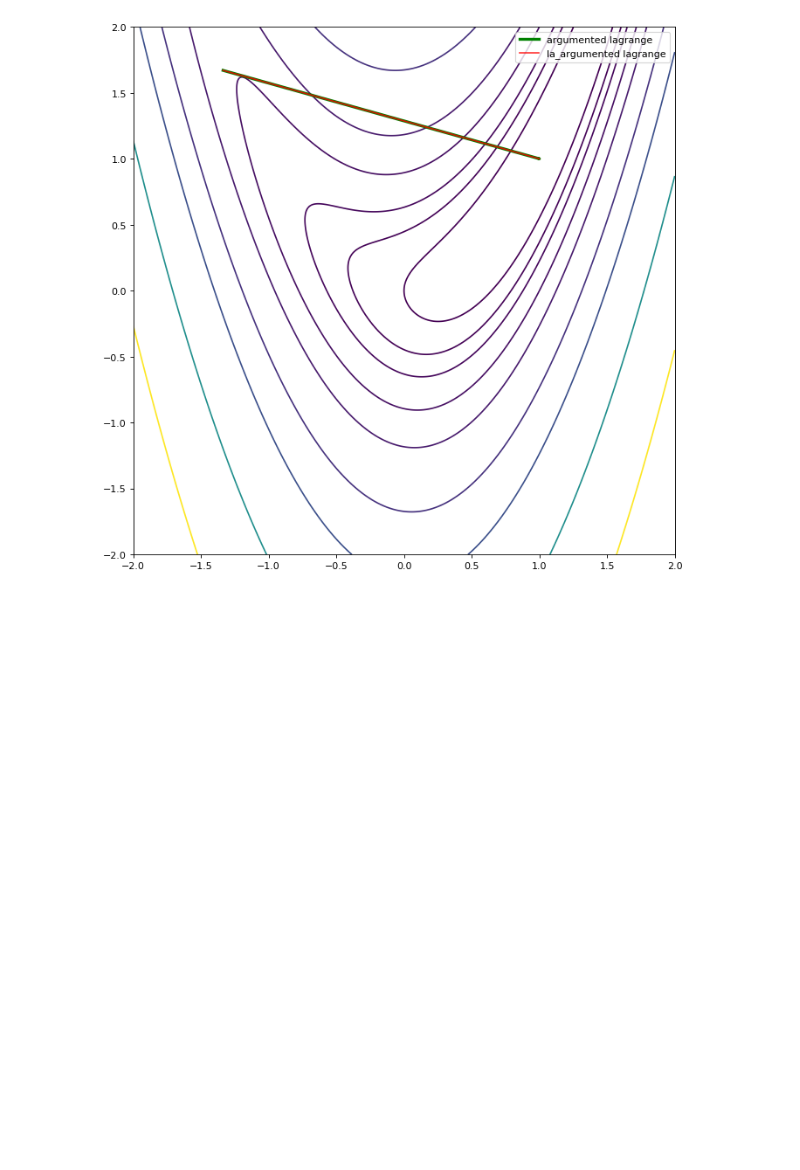
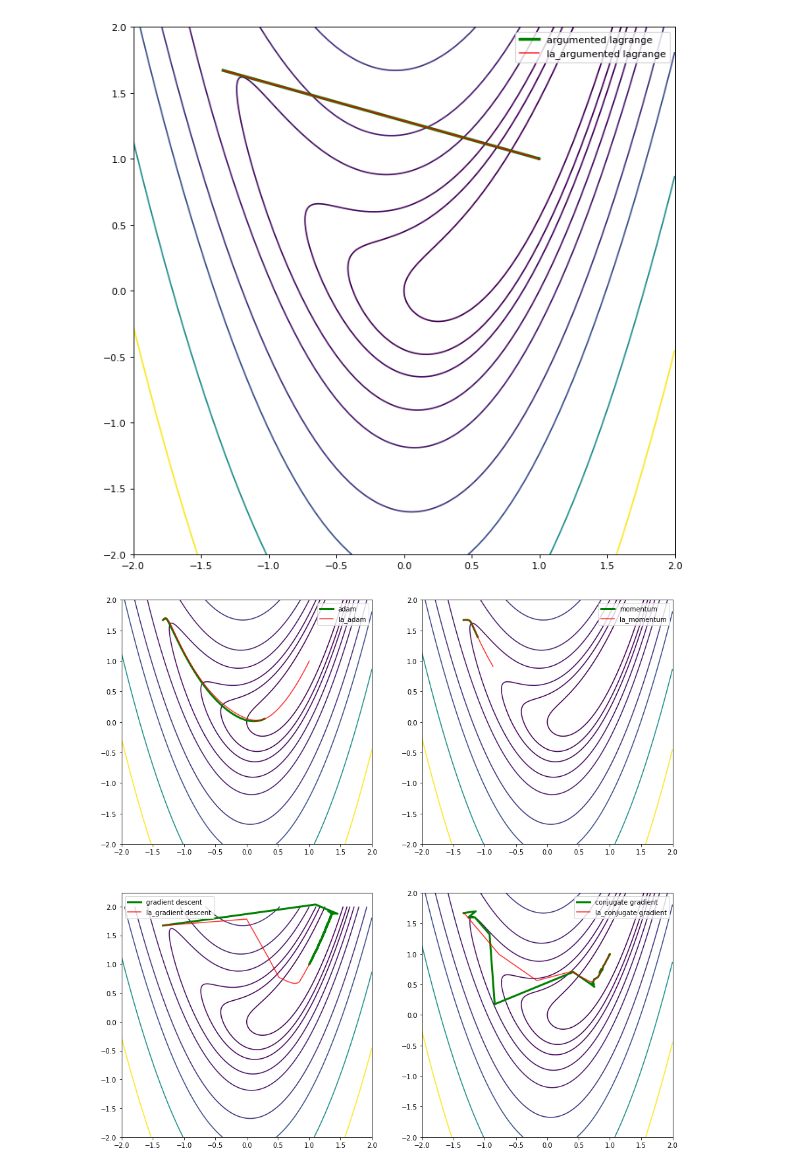
Before and after one commit to lichenhao608/Optimization_Project, a Jupyter notebook: simple.ipynb, the cells around one changed output. Drawn from its saved outputs; the diff is of its cells as text; code cells hidden in the pictures; blank space fills up the shorter version.

Commit message:
update path graph

```diff
--- a/simple.ipynb
+++ b/simple.ipynb
@@ -91,6 +91,27 @@ generatePlot(x_cg, x_la_cg, 'conjugate gradient descent')
 generatePlot(x_aug, x_la_aug, 'argumented lagrange')
 # %% [output]
 [figure]
+# %%
+fig, ax = plt.subplots(2,2, figsize=(15,15))
+ax[0,0].contour(X, Y, Z, [1, 2, 3, 5, 8, 15, 25, 50, 100])
+ax[0,0].plot(x_adam[:,0], x_adam[:,1], linewidth=3, color='green', label='adam')
+ax[0,0].plot(x_la_adam[:,0], x_la_adam[:,1], color='red', alpha=0.8, label='la_adam')
+ax[0,0].legend()
+ax[0,1].contour(X, Y, Z, [1, 2, 3, 5, 8, 15, 25, 50, 100])
+ax[0,1].plot(x_mom[:,0], x_mom[:,1], linewidth=3, color='green', label='momentum')
+ax[0,1].plot(x_la_mom[:,0], x_la_mom[:,1], color='red', alpha=0.8, label='la_momentum')
+ax[0,1].legend()
+ax[1,0].contour(X, Y, Z, [1, 2, 3, 5, 8, 15, 25, 50, 100])
+ax[1,0].plot(x_grad[:,0], x_grad[:,1], linewidth=3, color='green', label='gradient descent')
+ax[1,0].plot(x_la_gd[:,0], x_la_gd[:,1], color='red', alpha=0.8, label='la_gradient descent')
+ax[1,0].legend()
+ax[1,1].contour(X, Y, Z, [1, 2, 3, 5, 8, 15, 25, 50, 100])
+ax[1,1].plot(x_cg[:,0], x_cg[:,1], linewidth=3, color='green', label='conjugate gradient')
+ax[1,1].plot(x_la_cg[:,0], x_la_cg[:,1], color='red', alpha=0.8, label='la_conjugate gradient')
+ax[1,1].legend()
+plt.savefig('graph/combine.jpg')
+# %% [output]
+[figure, added]
 # %%
 def flower(x, a=1, b=1, c=4):
     n = len(x)
```
Also changed, not shown: parts of 5 cells of this notebook, 2 other files.
